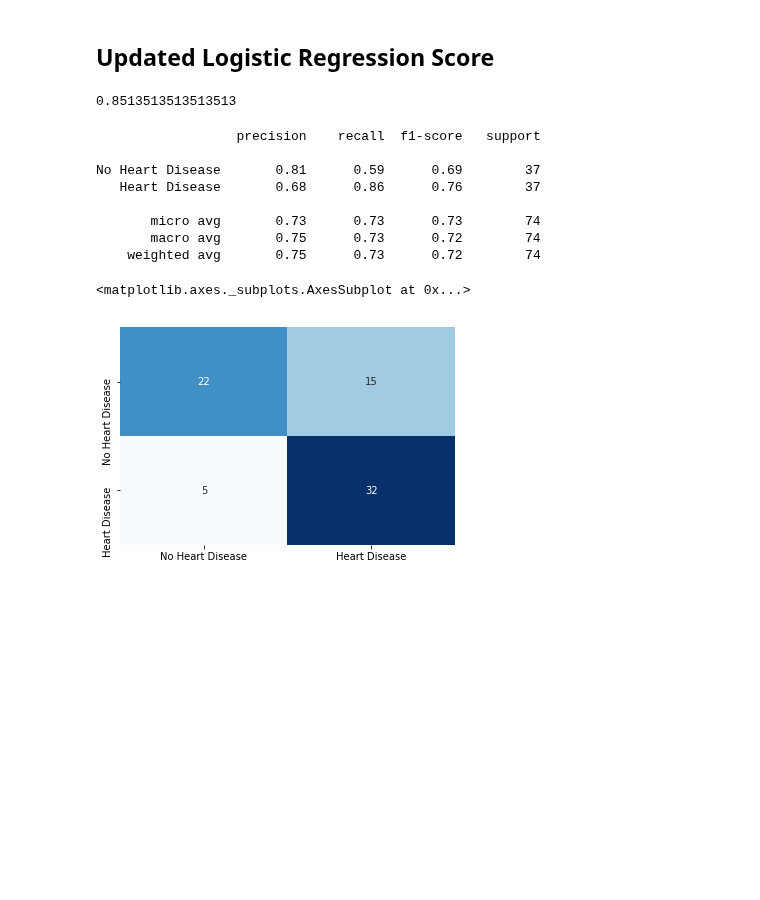
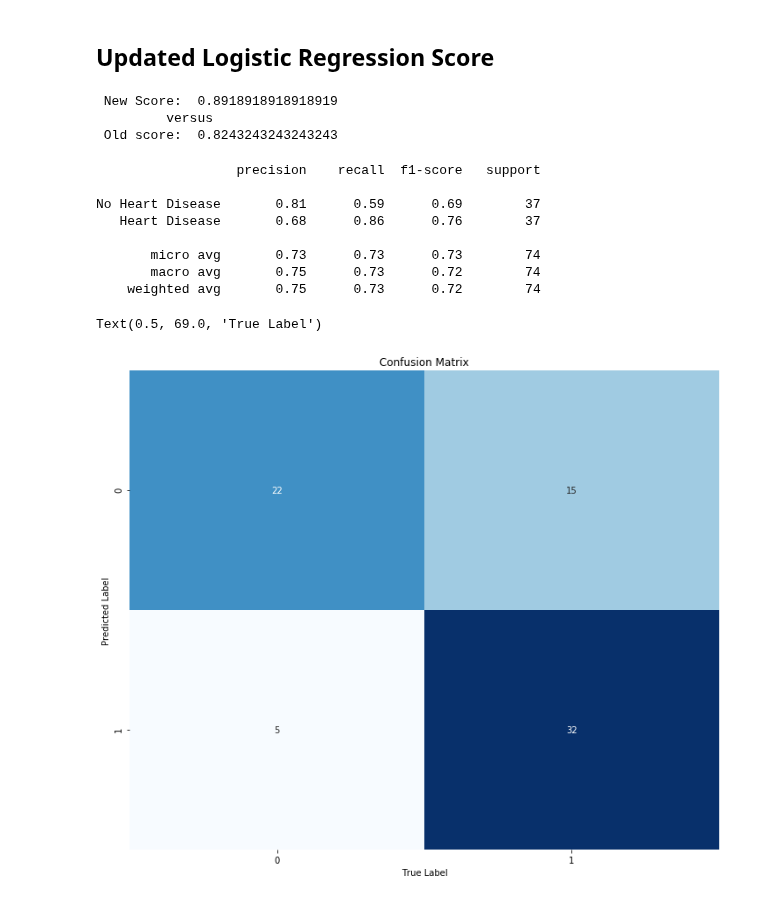
Before and after one commit to ljsauer/LaunchCode, a Jupyter notebook: Final Project - Model/Heart_Disease_Model.ipynb, the cells around one changed output. Drawn from its saved outputs; the diff is of its cells as text; code cells hidden in the pictures; blank space fills up the shorter version.

```diff
--- a/Final Project - Model/Heart_Disease_Model.ipynb
+++ b/Final Project - Model/Heart_Disease_Model.ipynb
@@ -87,24 +152,15 @@ Random Forest Accuracy Score:  0.7567567567567568
 # %%
-features = heart.drop(columns='heart_disease')
-target = heart.heart_disease
-
-randomforest = RandomForestClassifier(random_state=0, n_jobs=-1)
-
-model = randomforest.fit(features, target)
-
-# Calculate importances
-importances = model.feature_importances_
-
-# Sort importances in descending order
-indices = np.argsort(importances[::-1])
+# Sort importances
+indices = np.argsort(mean_importances)
 
 # Rearrange features so they match the sorted features
 names = [heart.columns[i] for i in indices]
 
 # Plot
 plt.figure()
-plt.title("Feature Importance")
-plt.bar(range(features.shape[1]), importances[indices])
-plt.xticks(range(features.shape[1]), names, rotation=70)
+plt.title("Avg. Feature Importances (100 epochs)")
+plt.bar(range(len(indices)), mean_importances[indices])
+plt.xticks(range(len(indices)), [features[i] for i in indices], rotation=70)
 plt.show()
+plt.rcParams["figure.figsize"] = [12.0, 10.0]
 # %% [output]
@@ -209,8 +272,12 @@ logreg = LogisticRegression()
 
 logreg.fit(X_train, y_train)
 
-logreg.score(X_test, y_test)
+lg_new_score = logreg.score(X_test, y_test)
+
+print(" New Score: ", lg_new_score, " \n \t versus \n Old score: ", lg_score_one)
 # %% [output]
-0.8513513513513513
+ New Score:  0.8918918918918919
+         versus
+ Old score:  0.8243243243243243
 # %%
 # Train Multiclass Classifier
@@ -248,16 +315,21 @@ No Heart Disease       0.81      0.59      0.69        37
 # %%
 # Visualize performance with confusion matrix
 from sklearn.metrics import confusion_matrix
+
 y_pred = logistic_regression.fit(X_train, y_train).predict(X_test)
 
-matrix = confusion_matrix(y_test, y_pred)
+matrix = confusion_matrix(y_test, y_pred, labels=[0, 1])
 
-df = pd.DataFrame(matrix, index=['No Heart Disease', 'Heart Disease'], columns=['No Heart Disease', 'Heart Disease'])
+df = pd.DataFrame(matrix)
 
 sns.heatmap(df, annot=True, cbar=None, cmap="Blues")
+plt.rcParams["figure.figsize"] = [12.0, 10.0]
+plt.title("Confusion Matrix")
+plt.ylabel("Predicted Label")
+plt.xlabel("True Label")
 # %% [output]
-<matplotlib.axes._subplots.AxesSubplot at 0x...>
+Text(0.5, 69.0, 'True Label')
-[figure, old version]
+[figure, new version]
 # %%
 # Plot ROC Curve
 from sklearn.datasets import make_classification
```
Also changed, not shown: parts of 17 cells of this notebook, 1 other file.
